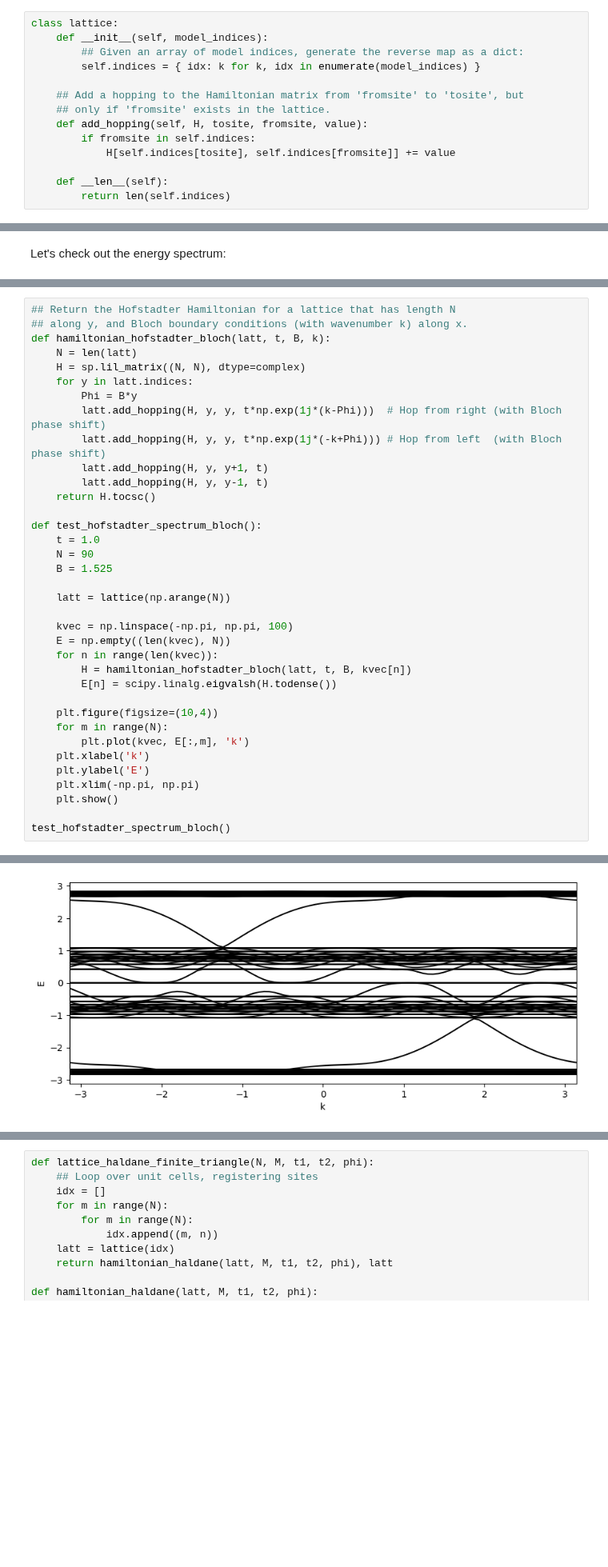
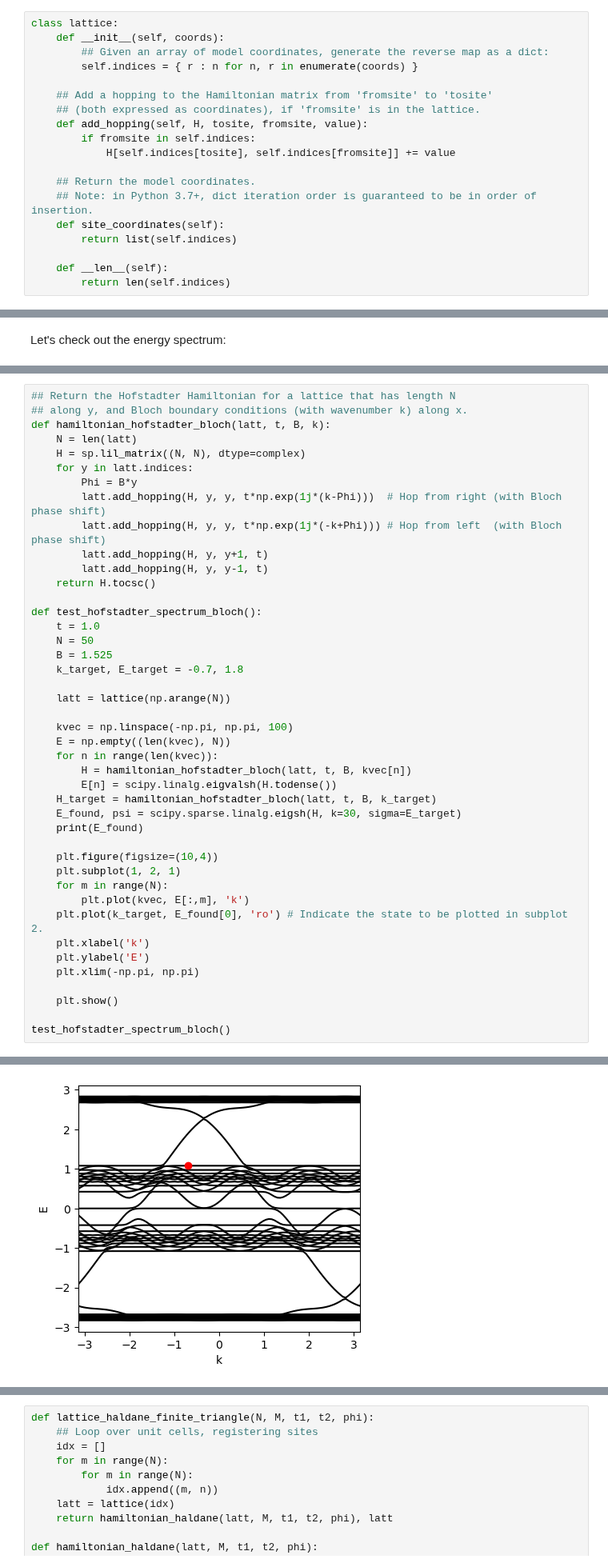
Before and after one commit to seewhydee/ntuphys_nb, a Jupyter notebook: jupyter/tight-binding-starter-kit/tight-binding.ipynb, the cells around one changed output, grey strips where cells are left out. Shown at 80% size. Saved outputs shown, nothing was run; the diff lists cells and outputs as text; blank space fills up the shorter version.

```diff
--- a/jupyter/tight-binding-starter-kit/tight-binding.ipynb
+++ b/jupyter/tight-binding-starter-kit/tight-binding.ipynb
@@ -124,15 +125,20 @@ This is implemented by defining a `lattice` Python class, defined below. This cl
 # %%
 class lattice:
-    def __init__(self, model_indices):
-        ## Given an array of model indices, generate the reverse map as a dict:
-        self.indices = { idx: k for k, idx in enumerate(model_indices) }
+    def __init__(self, coords):
+        ## Given an array of model coordinates, generate the reverse map as a dict:
+        self.indices = { r : n for n, r in enumerate(coords) }
 
-    ## Add a hopping to the Hamiltonian matrix from 'fromsite' to 'tosite', but
-    ## only if 'fromsite' exists in the lattice.
+    ## Add a hopping to the Hamiltonian matrix from 'fromsite' to 'tosite'
+    ## (both expressed as coordinates), if 'fromsite' is in the lattice.
     def add_hopping(self, H, tosite, fromsite, value):
         if fromsite in self.indices:
             H[self.indices[tosite], self.indices[fromsite]] += value
 
+    ## Return the model coordinates.
+    ## Note: in Python 3.7+, dict iteration order is guaranteed to be in order of insertion.
+    def site_coordinates(self):
+        return list(self.indices)
+
     def __len__(self):
         return len(self.indices)
 # %% [markdown]
@@ -339,8 +380,9 @@ def hamiltonian_hofstadter_bloch(latt, t, B, k):
 
 def test_hofstadter_spectrum_bloch():
     t = 1.0
-    N = 90
+    N = 50
     B = 1.525
+    k_target, E_target = -0.7, 1.8
 
     latt = lattice(np.arange(N))
 
@@ -349,13 +391,19 @@ def test_hofstadter_spectrum_bloch():
     for n in range(len(kvec)):
         H = hamiltonian_hofstadter_bloch(latt, t, B, kvec[n])
         E[n] = scipy.linalg.eigvalsh(H.todense())
+    H_target = hamiltonian_hofstadter_bloch(latt, t, B, k_target)
+    E_found, psi = scipy.sparse.linalg.eigsh(H, k=30, sigma=E_target)
+    print(E_found)
 
     plt.figure(figsize=(10,4))
+    plt.subplot(1, 2, 1)
     for m in range(N):
         plt.plot(kvec, E[:,m], 'k')
+    plt.plot(k_target, E_found[0], 'ro') # Indicate the state to be plotted in subplot 2.
     plt.xlabel('k')
     plt.ylabel('E')
     plt.xlim(-np.pi, np.pi)
+
     plt.show()
 
 test_hofstadter_spectrum_bloch()
@@ -363,4 +419,4 @@ test_hofstadter_spectrum_bloch()
-[figure, old version]
+[figure, new version]
 # %% [markdown]
 ## Haldane model (2D)
 
```
Also changed, not shown: parts of 10 cells of this notebook.
